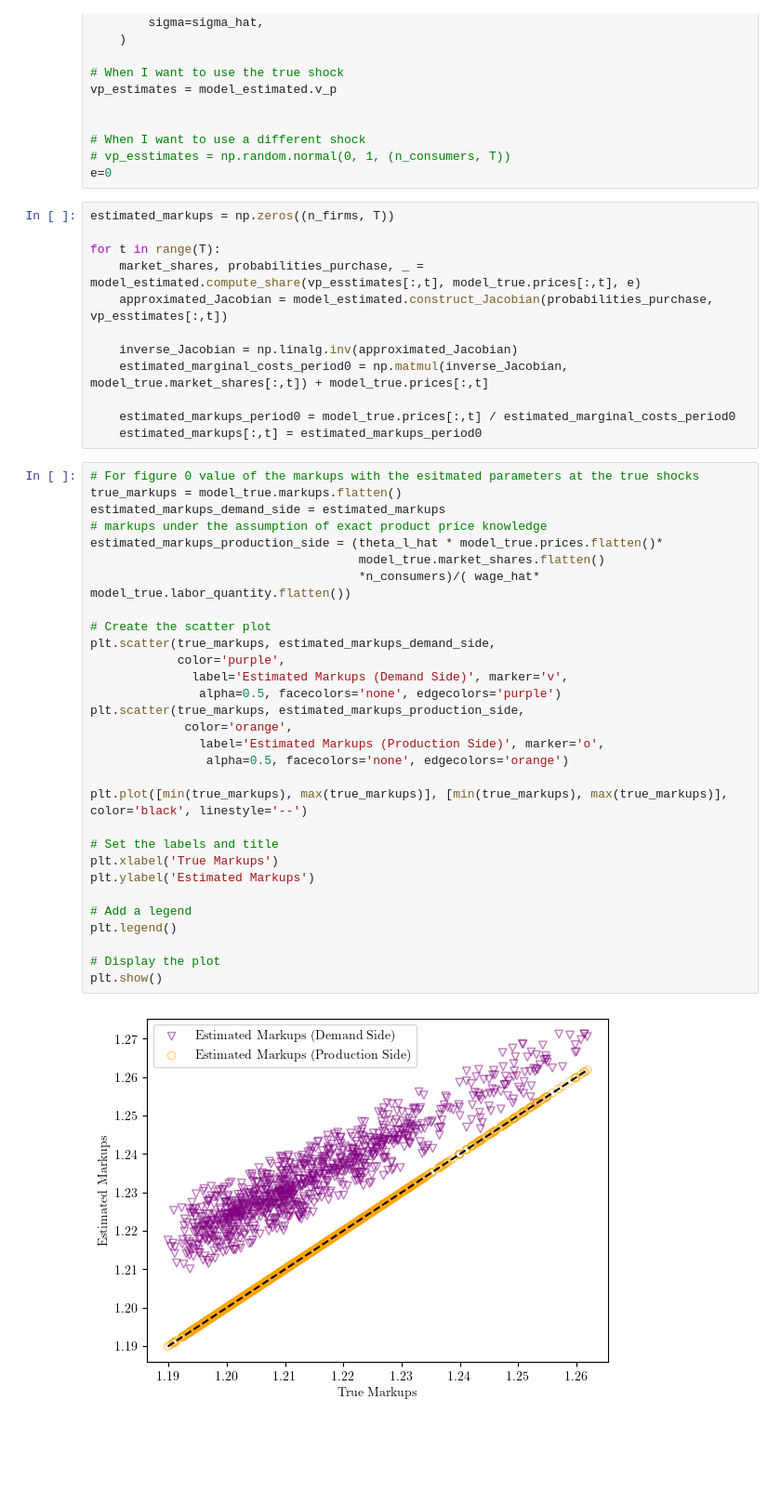
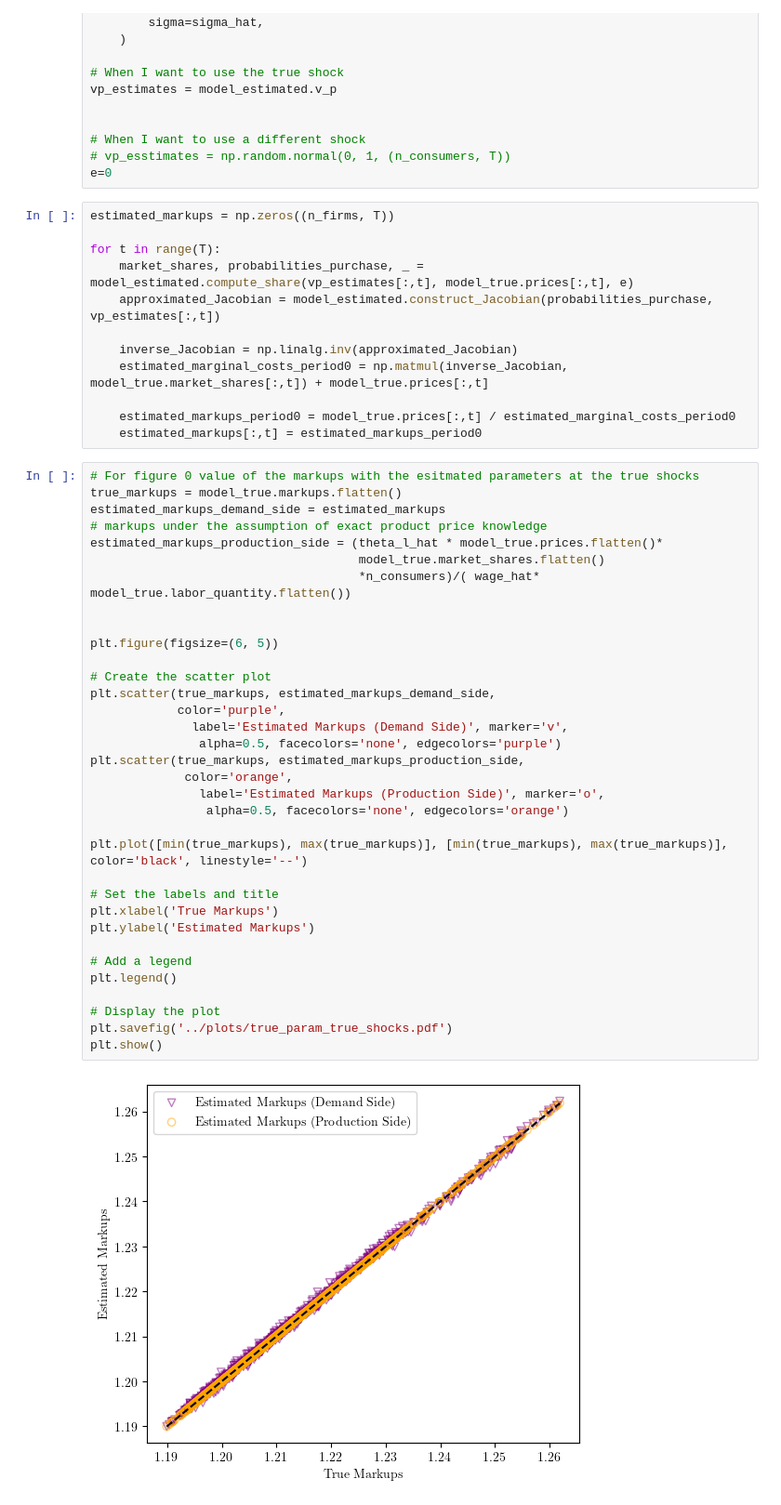
Before and after one commit to anuscabc/markdown_estimation, a Jupyter notebook: integrated_market_model/additinoal_results.ipynb, the cells around one changed output. Shown at 93% size. Cells and saved outputs as stored; diff of their text form; blank space fills up the shorter version.

Commit message:
estimates

```diff
--- a/integrated_market_model/additinoal_results.ipynb
+++ b/integrated_market_model/additinoal_results.ipynb
@@ -104,8 +104,8 @@ e=0
 estimated_markups = np.zeros((n_firms, T))
 
 for t in range(T):
-    market_shares, probabilities_purchase, _ = model_estimated.compute_share(vp_esstimates[:,t], model_true.prices[:,t], e)
-    approximated_Jacobian = model_estimated.construct_Jacobian(probabilities_purchase, vp_esstimates[:,t])
+    market_shares, probabilities_purchase, _ = model_estimated.compute_share(vp_estimates[:,t], model_true.prices[:,t], e)
+    approximated_Jacobian = model_estimated.construct_Jacobian(probabilities_purchase, vp_estimates[:,t])
 
     inverse_Jacobian = np.linalg.inv(approximated_Jacobian)
     estimated_marginal_costs_period0 = np.matmul(inverse_Jacobian, model_true.market_shares[:,t]) + model_true.prices[:,t]
@@ -116,31 +116,35 @@ for t in range(T):
 # For figure 0 value of the markups with the esitmated parameters at the true shocks
 true_markups = model_true.markups.flatten()
 estimated_markups_demand_side = estimated_markups
 # markups under the assumption of exact product price knowledge
 estimated_markups_production_side = (theta_l_hat * model_true.prices.flatten()*
                                      model_true.market_shares.flatten()
                                      *n_consumers)/( wage_hat* model_true.labor_quantity.flatten())
+
+
+plt.figure(figsize=(6, 5))
 
 # Create the scatter plot
 plt.scatter(true_markups, estimated_markups_demand_side,
             color='purple',
               label='Estimated Markups (Demand Side)', marker='v',
                alpha=0.5, facecolors='none', edgecolors='purple')
 plt.scatter(true_markups, estimated_markups_production_side,
              color='orange',
                label='Estimated Markups (Production Side)', marker='o',
                 alpha=0.5, facecolors='none', edgecolors='orange')
 
 plt.plot([min(true_markups), max(true_markups)], [min(true_markups), max(true_markups)], color='black', linestyle='--')
 
 # Set the labels and title
 plt.xlabel('True Markups')
 plt.ylabel('Estimated Markups')
 
 # Add a legend
 plt.legend()
 
 # Display the plot
+plt.savefig('../plots/true_param_true_shocks.pdf')
 plt.show()
 # %% [output]
-[figure, old version]
+[figure, new version]
```
Also changed, not shown: 14 other files.
